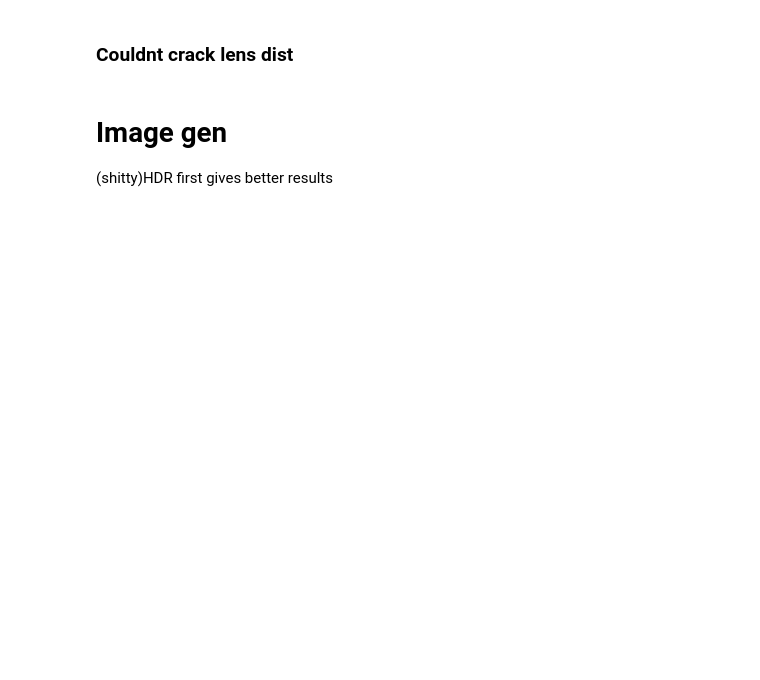
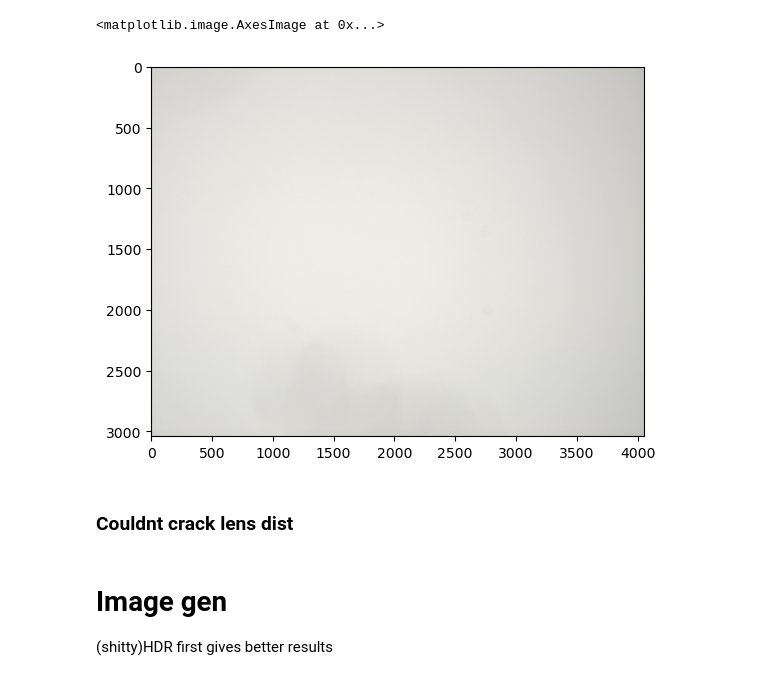
Before and after one commit to Naderschah/64MP_DSLR_controller, a Jupyter notebook: calibrate.ipynb, the cells around one changed output. Drawn from its saved outputs; the diff is of its cells as text; code cells hidden in the pictures; blank space fills up the shorter version.

```diff
--- a/calibrate.ipynb
+++ b/calibrate.ipynb
@@ -18,3 +21,9 @@ plt.plot(mflat)
+# %%
+mflat = np.load('/home/felix/PiCamera_DSLR_like_controller/calibration/computed/master_flat.npy')
+plt.imshow(mflat)
+# %% [output]
+<matplotlib.image.AxesImage at 0x...>
+[figure, added]
 # %% [markdown]
 ### Couldnt crack lens dist
 # %% [markdown]
```
Also changed, not shown: parts of 16 cells of this notebook, 1 other file.
